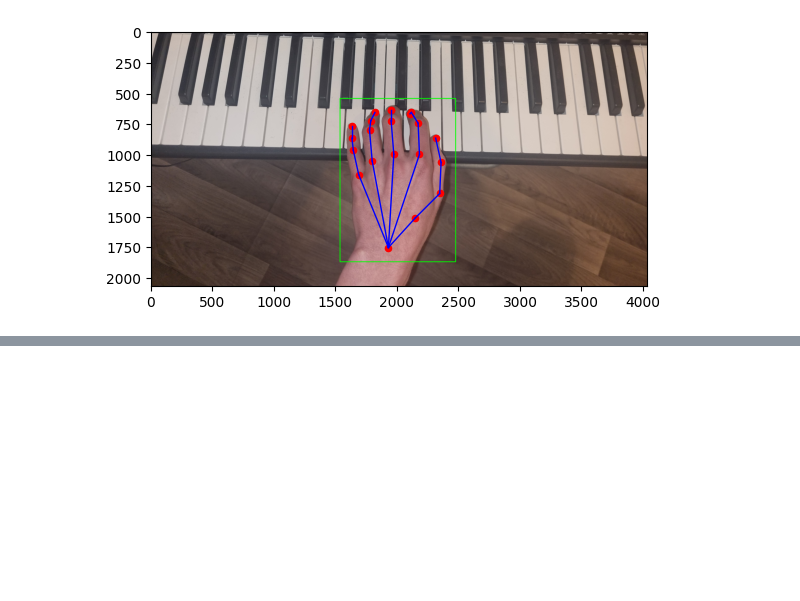
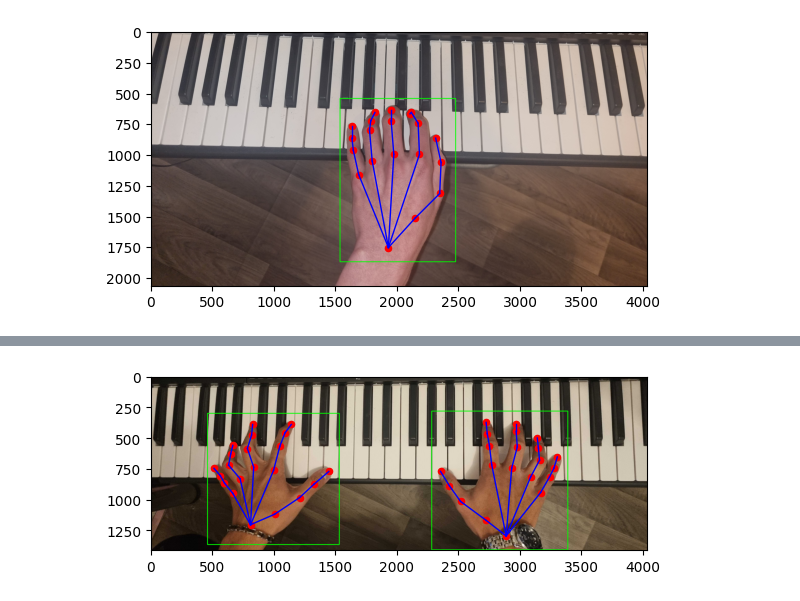
Before and after one commit to TomSaw31/Projet-MMPose, a Jupyter notebook: Projet_MMPose.ipynb, the cells around one changed output, grey strips where cells are left out. Drawn from its saved outputs; the diff is of its cells as text; code cells hidden in the pictures; blank space fills up the shorter version.

```diff
--- a/Projet_MMPose.ipynb
+++ b/Projet_MMPose.ipynb
@@ -773,0 +803,4 @@ for pred in pose_results:
+# %%
+# Création de l'image à analyser et détection des mains sur l'image
+mp_image = mp.Image(image_format = mp.ImageFormat.SRGB, data = img_rgb)
+detection_results = detector.detect(mp_image)
@@ -773,0 +825,23 @@ for pred in pose_results:
+# %%
+img = img_rgb.copy()
+# Ajout d'un offset pour avoir l'ensemble de la main dans la bounding box
+OFFSET_X = 100
+OFFSET_Y = 100
+
+for (x1, y1, x2, y2) in hand_bboxes:
+    x_min = max(0,x1 - OFFSET_X)
+    x_max = min(x2 + OFFSET_X, largeur)
+    y_min = max(0,y1 - OFFSET_Y)
+    y_max = min(y2 + OFFSET_Y, hauteur)
+    cv2.rectangle(img, (x_min, y_min), (x_max, y_max), (0, 255, 0), 5)
+
+pose_results = inference_topdown(model, img_path, bboxes=hand_bboxes, bbox_format='xyxy')
+
+plt.figure()
+plt.imshow(np.array(img))
+
+for pred in pose_results:
+  keypoints = pred.pred_instances.keypoints[0]  # shape (21, 2)
+  draw_hand_skeleton(keypoints)
+# %% [output]
+[figure, added]
```
Also changed, not shown: parts of 10 cells of this notebook, 1 other file.
